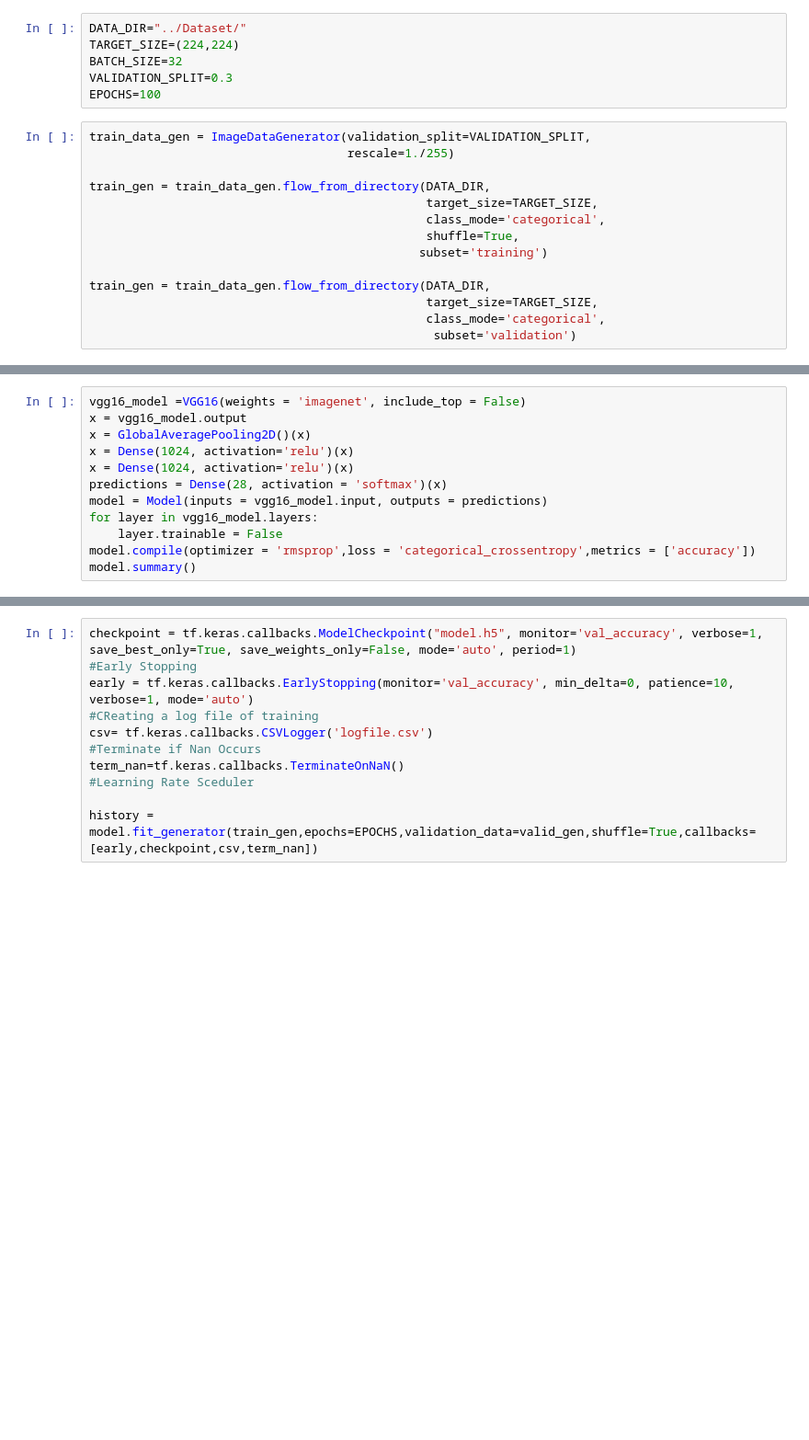
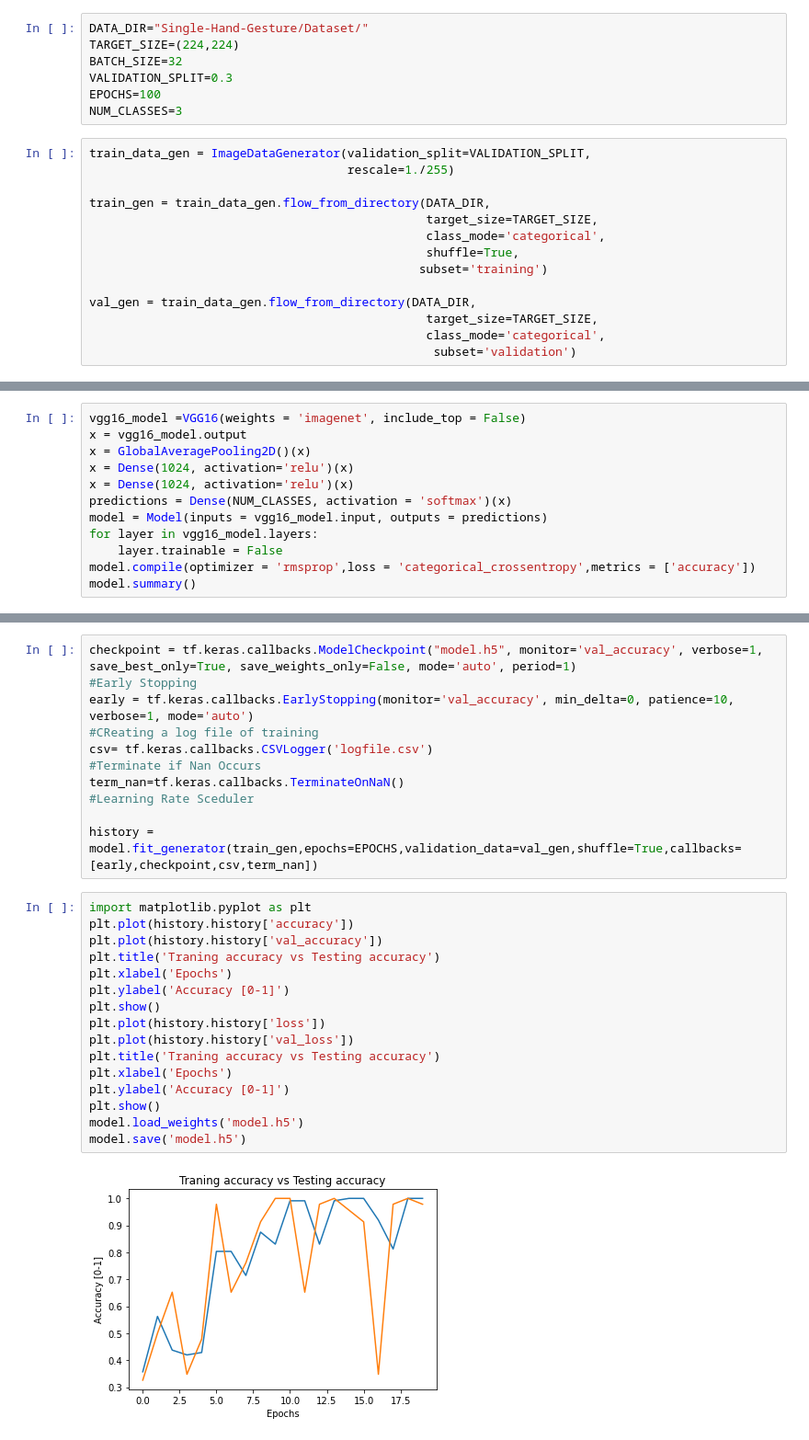
Before and after one commit to krishshah99615/Single-Hand-Gesture, a Jupyter notebook: Training/Training.ipynb, the cells around one changed output, grey strips where cells are left out. Shown: that part at 92% size. Saved outputs shown, nothing was run; the diff lists cells and outputs as text; blank space fills up the shorter version.

Commit message:
Added model and trainig script

```diff
--- a/Training/Training.ipynb
+++ b/Training/Training.ipynb
@@ -7,11 +25,12 @@ from tensorflow.keras.layers import Dense,Flatten,Conv2D,MaxPooling2D,Input,Glob
 import numpy as np
 import os
 # %%
-DATA_DIR="../Dataset/"
+DATA_DIR="Single-Hand-Gesture/Dataset/"
 TARGET_SIZE=(224,224)
 BATCH_SIZE=32
 VALIDATION_SPLIT=0.3
 EPOCHS=100
+NUM_CLASSES=3
 # %%
 train_data_gen = ImageDataGenerator(validation_split=VALIDATION_SPLIT,
                                     rescale=1./255)
@@ -22,7 +41,7 @@ train_gen = train_data_gen.flow_from_directory(DATA_DIR,
                                                shuffle=True,
                                               subset='training')
 
-train_gen = train_data_gen.flow_from_directory(DATA_DIR,
+val_gen = train_data_gen.flow_from_directory(DATA_DIR,
                                                target_size=TARGET_SIZE,
                                                class_mode='categorical',
                                                 subset='validation')
@@ -35,7 +54,7 @@ x = vgg16_model.output
 x = GlobalAveragePooling2D()(x)
 x = Dense(1024, activation='relu')(x)
 x = Dense(1024, activation='relu')(x)
-predictions = Dense(28, activation = 'softmax')(x)
+predictions = Dense(NUM_CLASSES, activation = 'softmax')(x)
 model = Model(inputs = vgg16_model.input, outputs = predictions)
 for layer in vgg16_model.layers:
     layer.trainable = False
@@ -69,4 +70,22 @@ csv= tf.keras.callbacks.CSVLogger('logfile.csv')
 term_nan=tf.keras.callbacks.TerminateOnNaN()
 #Learning Rate Sceduler
 
-history = model.fit_generator(train_gen,epochs=EPOCHS,validation_data=valid_gen,shuffle=True,callbacks=[early,checkpoint,csv,term_nan])
+history = model.fit_generator(train_gen,epochs=EPOCHS,validation_data=val_gen,shuffle=True,callbacks=[early,checkpoint,csv,term_nan])
+# %%
+import matplotlib.pyplot as plt
+plt.plot(history.history['accuracy'])
+plt.plot(history.history['val_accuracy'])
+plt.title('Traning accuracy vs Testing accuracy')
+plt.xlabel('Epochs')
+plt.ylabel('Accuracy [0-1]')
+plt.show()
+plt.plot(history.history['loss'])
+plt.plot(history.history['val_loss'])
+plt.title('Traning accuracy vs Testing accuracy')
+plt.xlabel('Epochs')
+plt.ylabel('Accuracy [0-1]')
+plt.show()
+model.load_weights('model.h5')
+model.save('model.h5')
+# %% [output]
+[figure, added]
```
Also changed, not shown: parts of 10 cells of this notebook, 3 other files.
